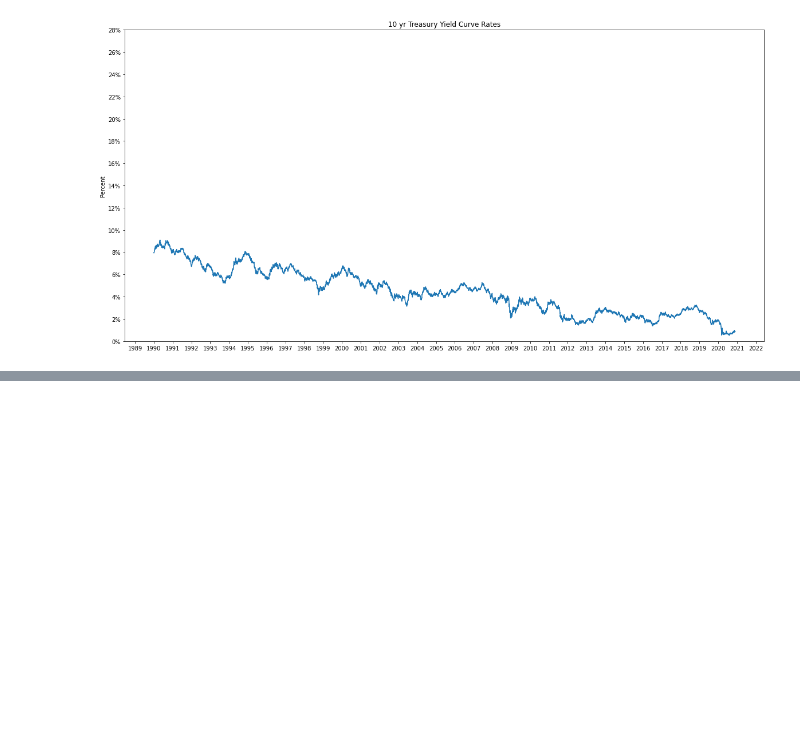
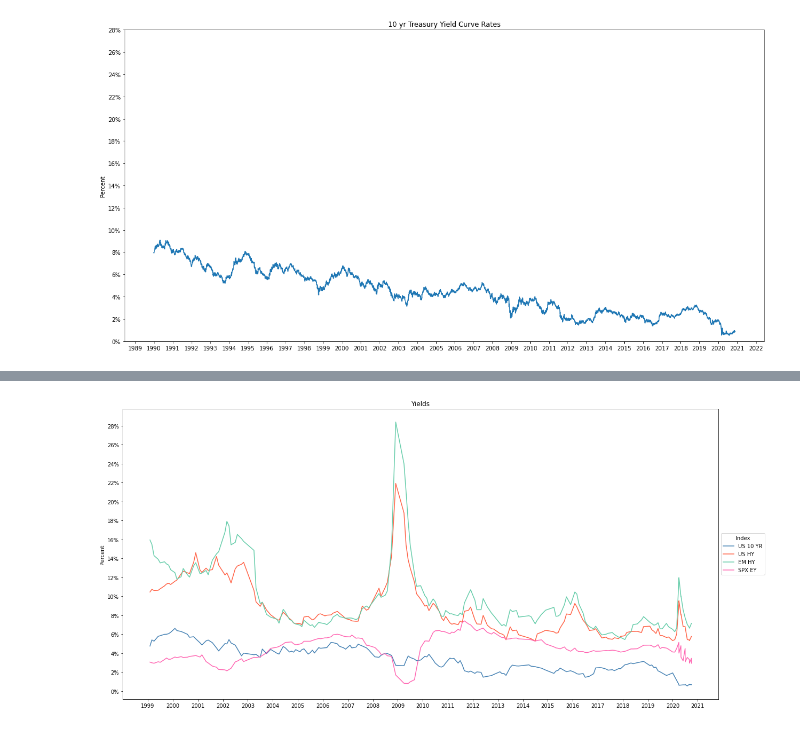
Before and after one commit to AmitSamra/Bonds, a Jupyter notebook: bonds.ipynb, the cells around one changed output, grey strips where cells are left out. Drawn from its saved outputs; the diff is of its cells as text; code cells hidden in the pictures; blank space fills up the shorter version.

```diff
--- a/bonds.ipynb
+++ b/bonds.ipynb
@@ -282,2 +346,7 @@ plt.show()
 
 <a href='#home'>Home</a>
+# %%
+df = pd.merge(df_usty[['DATE','10 YR']], df_ushy, on='DATE')
+df = pd.merge(df, df_emhy, on='DATE')
+df = pd.merge(df, df_sp500_ey, on='DATE')
+df.tail()
@@ -283,0 +360,35 @@ plt.show()
+# %%
+# Combined yields
+fig,ax = plt.subplots(figsize=(20,10))
+ax.plot(df.DATE, df['10 YR'], color='steelblue')
+ax.plot(df.DATE, df.BAMLH0A0HYM2EY, color='tomato')
+ax.plot(df.DATE, df.BAMLEMHBHYCRPIEY, color='mediumaquamarine')
+ax.plot(df.DATE, df['SPX Yield'], color='hotpink')
+ax.set_ylabel('Percent')
+ax.set_title('Yields')
+
+ax.yaxis.set_major_formatter(
+    ticker.FuncFormatter(lambda y,p: format(str(int(y))+'%',''))
+)
+
+plt.yticks([y for y in range(0,30,2)])
+
+years = mdates.YearLocator()   # every year
+months = mdates.MonthLocator()  # every month
+years_fmt = mdates.DateFormatter('%Y')
+
+ax.xaxis.set_major_locator(years)
+ax.xaxis.set_major_formatter(years_fmt)
+#ax.xaxis.set_minor_locator(months)
+
+ax.legend(
+    title = 'Index',
+    labels = ['US 10 YR', 'US HY', 'EM HY', 'SPX EY'],
+    loc = 'center left',
+    bbox_to_anchor = (1,.5,0,0)
+)
+
+plt.show()
+#ax.figure.savefig('./img/rates_long.png', bbox_inches='tight', dpi=150)
+# %% [output]
+[figure, added]
```
Also changed, not shown: parts of 10 cells of this notebook.
